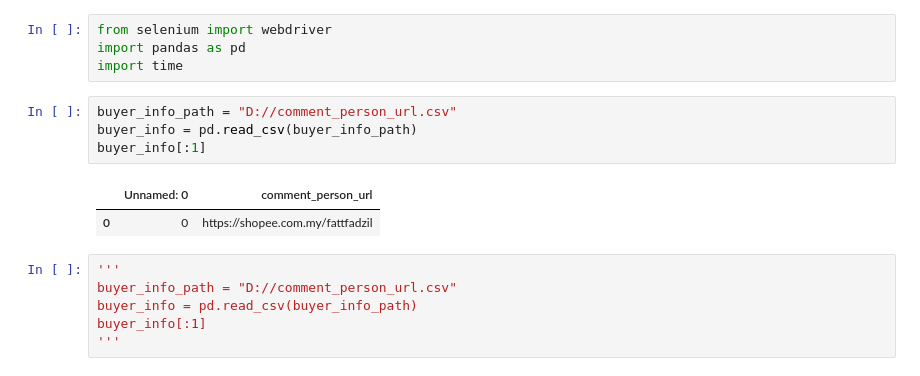
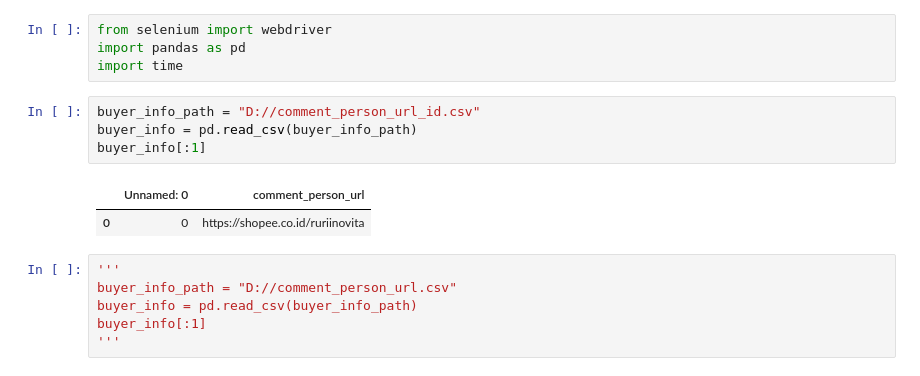
Before and after one commit to enzolife/Python-Scripts, a Jupyter notebook: Scripts/Shopee_Add_Fans.ipynb, the cells around one changed output. Drawn from its saved outputs; the diff is of its cells as text.

```diff
--- a/Scripts/Shopee_Add_Fans.ipynb
+++ b/Scripts/Shopee_Add_Fans.ipynb
@@ -3,12 +3,12 @@ from selenium import webdriver
 import pandas as pd
 import time
 # %%
-buyer_info_path = "D://comment_person_url.csv"
+buyer_info_path = "D://comment_person_url_id.csv"
 buyer_info = pd.read_csv(buyer_info_path)
 buyer_info[:1]
 # %% [output]
 |  | Unnamed: 0 | comment_person_url |
-| 0 | 0 | https://shopee.com.my/fattfadzil |
+| 0 | 0 | https://shopee.co.id/ruriinovita |
 # %%
 '''
 buyer_info_path = "D://comment_person_url.csv"
```
Also changed, not shown: parts of 3 cells of this notebook, 7 other files.
